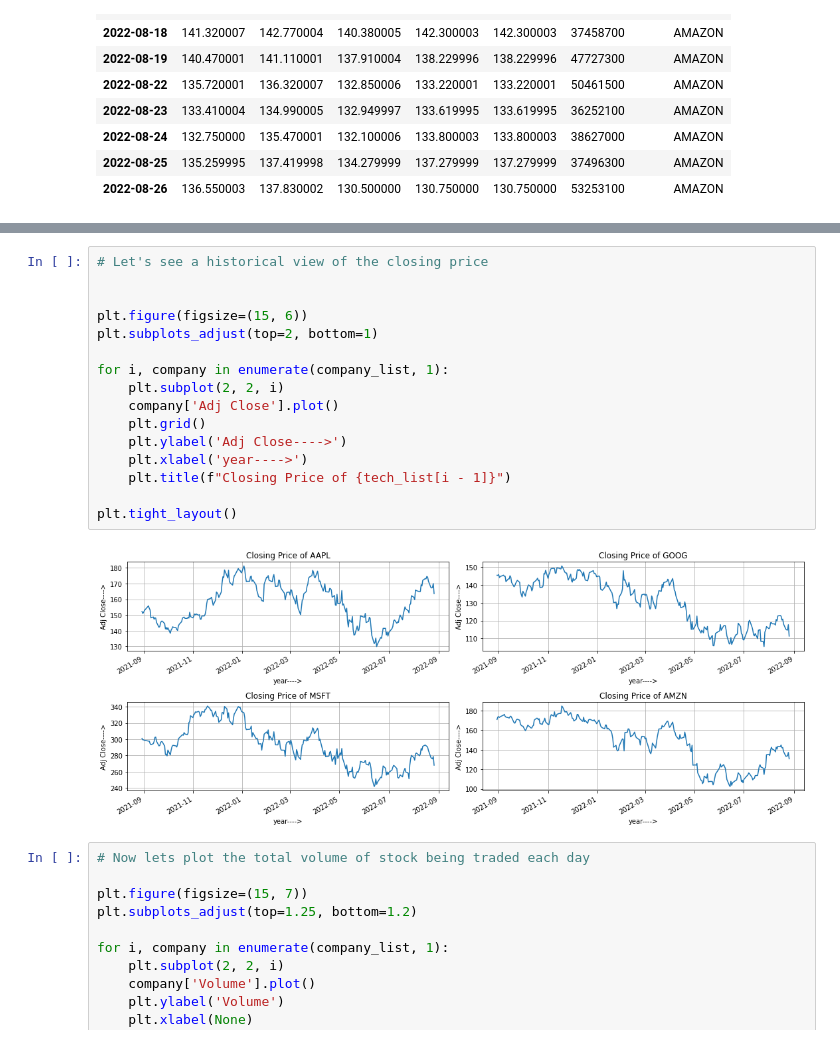
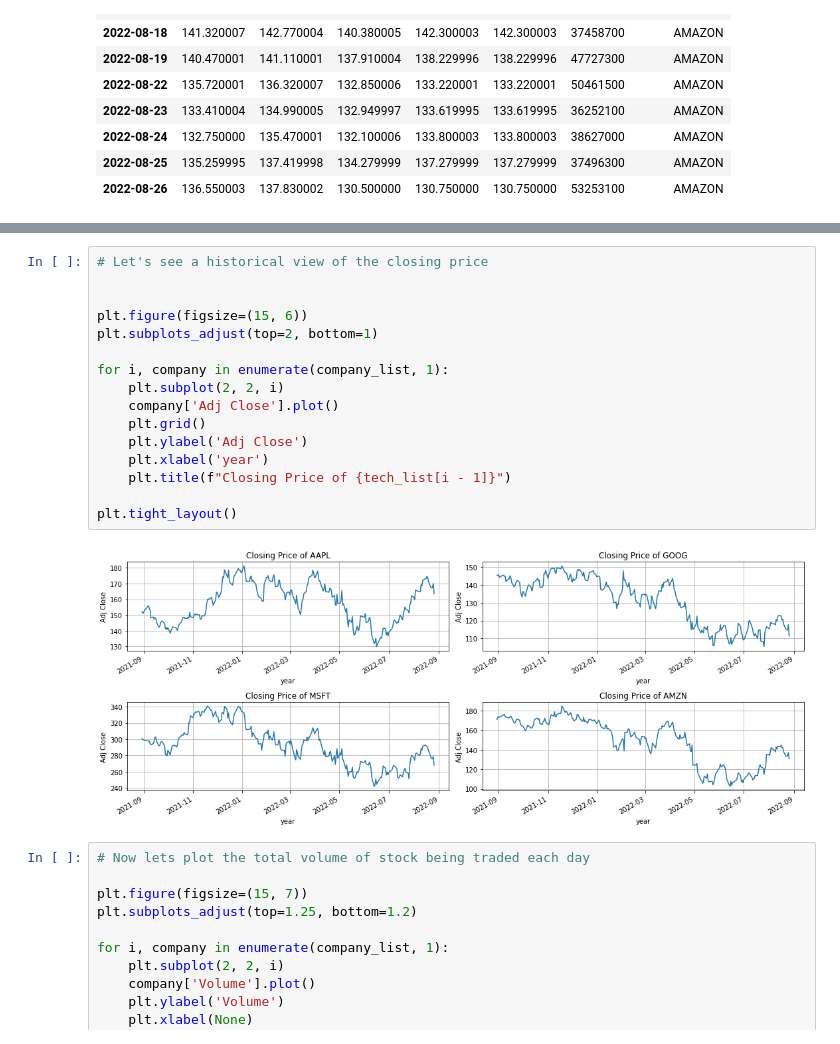
Before and after one commit to BANZOM/Stock_Market_Price_Prediction_by_LSTM, a Jupyter notebook: stocks_market_prediction_usingLSTM.ipynb, the cells around one changed output, grey strips where cells are left out. Saved outputs shown, nothing was run; the diff lists cells and outputs as text.

```diff
--- a/stocks_market_prediction_usingLSTM.ipynb
+++ b/stocks_market_prediction_usingLSTM.ipynb
@@ -118,21 +133,21 @@ memory usage: 15.8+ KB
 # %%
 # Let's see a historical view of the closing price
 
 
 plt.figure(figsize=(15, 6))
 plt.subplots_adjust(top=2, bottom=1)
 
 for i, company in enumerate(company_list, 1):
     plt.subplot(2, 2, i)
     company['Adj Close'].plot()
     plt.grid()
-    plt.ylabel('Adj Close---->')
-    plt.xlabel('year---->')
+    plt.ylabel('Adj Close')
+    plt.xlabel('year')
     plt.title(f"Closing Price of {tech_list[i - 1]}")
 
 plt.tight_layout()
 # %% [output]
-[figure, old version]
+[figure, new version]
 # %%
 # Now lets plot the total volume of stock being traded each day
 
```
Also changed, not shown: parts of 9 cells of this notebook.
